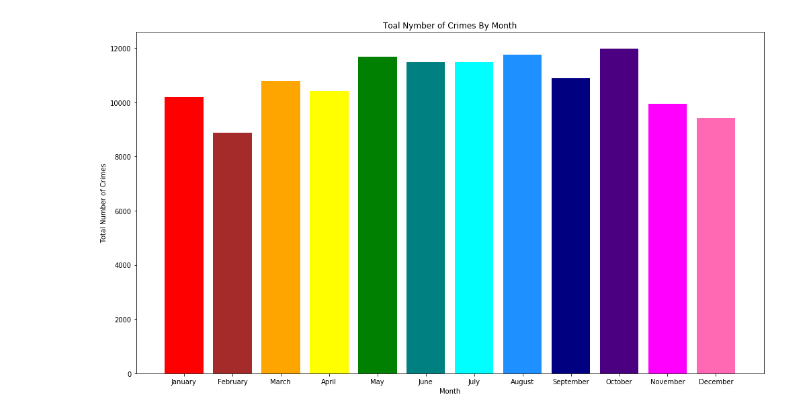
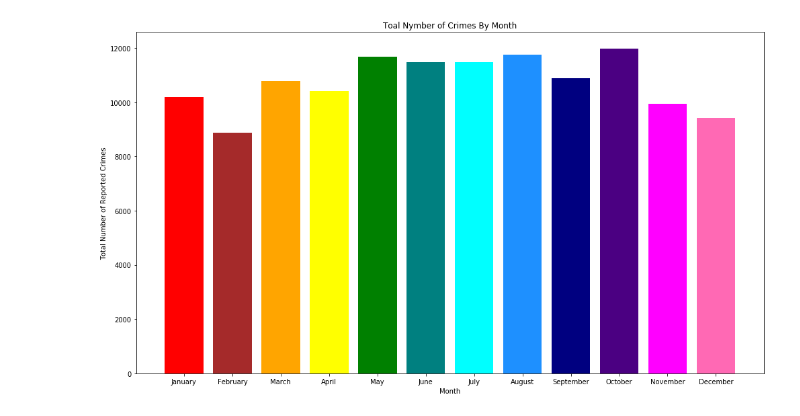
Before and after one commit to kanskris/kansas_crime_2018, a Jupyter notebook: Laylaa- Monthly Analysis.ipynb, the cells around one changed output. Saved outputs shown, nothing was run; the diff lists cells and outputs as text; code cells hidden in the pictures.

```diff
--- a/Laylaa- Monthly Analysis.ipynb
+++ b/Laylaa- Monthly Analysis.ipynb
@@ -31,12 +49,12 @@ totalByMonth_df = totalByMonth_df.sort_index()
 # %%
 #Creating the plot to represent the data
 colors =['red', 'brown', 'orange', 'yellow', 'green', 'teal', 'cyan', 'dodgerblue', 'navy', 'indigo', 'magenta','hotpink']
 fig, ax = plt.subplots(figsize=(14,8))
 totalCrimes = plt.bar(x = totalByMonth_df.index, height= totalByMonth_df['Reported_Date'], color=colors)
 plt.title("Toal Nymber of Crimes By Month")
 plt.xlabel('Month')
-plt.ylabel('Total Number of Crimes')
+plt.ylabel('Total Number of Reported Crimes')
 plt.tight_layout()
 plt.show()
 # %% [output]
-[figure, old version]
+[figure, new version]
```
Also changed, not shown: parts of 9 cells of this notebook.
